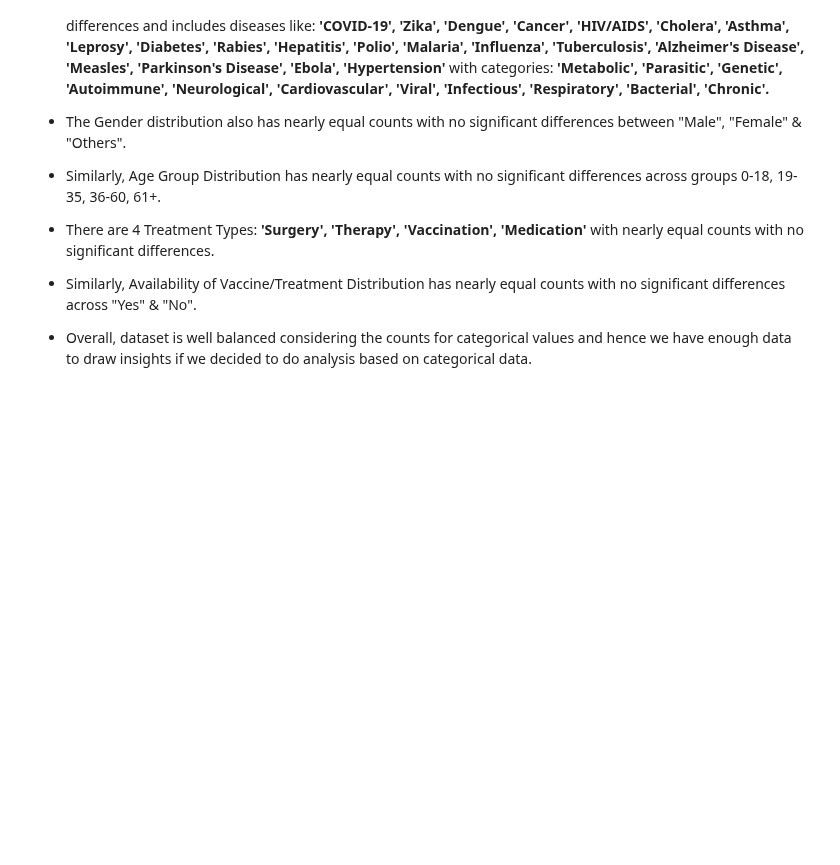
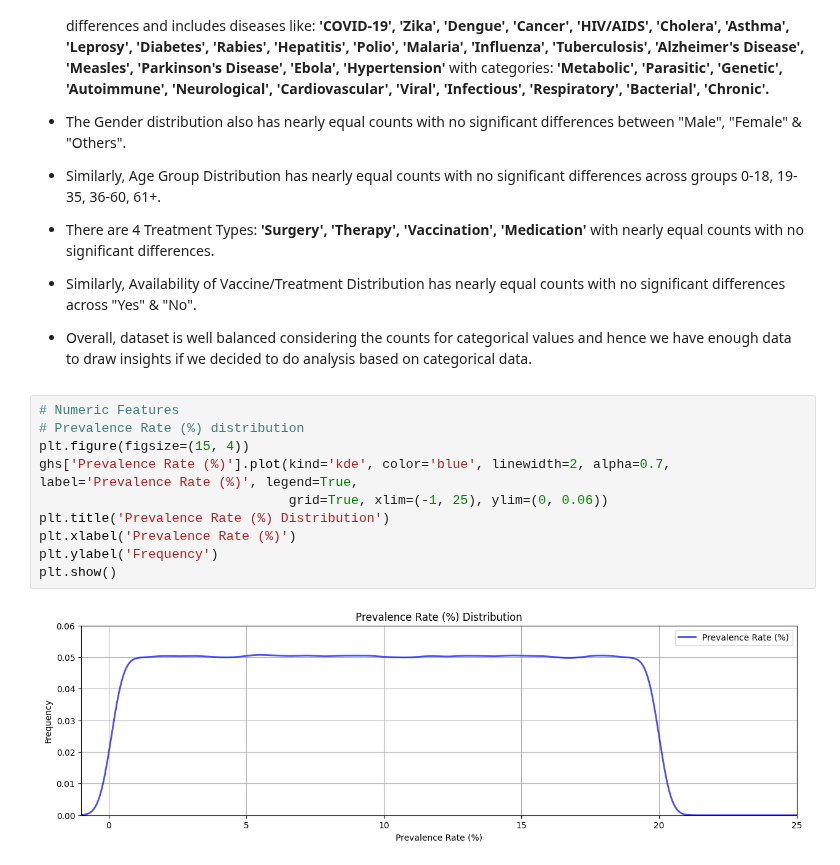
Before and after one commit to Akshay-Paunikar/Statistics_for_Data_Science, a Jupyter notebook: projects/Global_Health_Statistics/globalhealthanalysis.ipynb, the cells around one changed output. Saved outputs shown, nothing was run; the diff lists cells and outputs as text; blank space fills up the shorter version.

Commit message:
GHS - Prevalence Rate (%), Incidence Rate (%), Mortality Rate (%), Healthcare Access (%), Population Affected distribution

```diff
--- a/projects/Global_Health_Statistics/globalhealthanalysis.ipynb
+++ b/projects/Global_Health_Statistics/globalhealthanalysis.ipynb
@@ -350,3 +350,15 @@ plt.show()
  - Similarly, Availability of Vaccine/Treatment Distribution has nearly equal counts with no significant differences across "Yes" & "No".
 
  - Overall, dataset is well balanced considering the counts for categorical values and hence we have enough data to draw insights if we decided to do analysis based on categorical data.
+# %%
+# Numeric Features
+# Prevalence Rate (%) distribution
+plt.figure(figsize=(15, 4))
+ghs['Prevalence Rate (%)'].plot(kind='kde', color='blue', linewidth=2, alpha=0.7, label='Prevalence Rate (%)', legend=True,
+                                grid=True, xlim=(-1, 25), ylim=(0, 0.06))
+plt.title('Prevalence Rate (%) Distribution')
+plt.xlabel('Prevalence Rate (%)')
+plt.ylabel('Frequency')
+plt.show()
+# %% [output]
+[figure, added]
```
Also changed, not shown: parts of 5 cells of this notebook.
